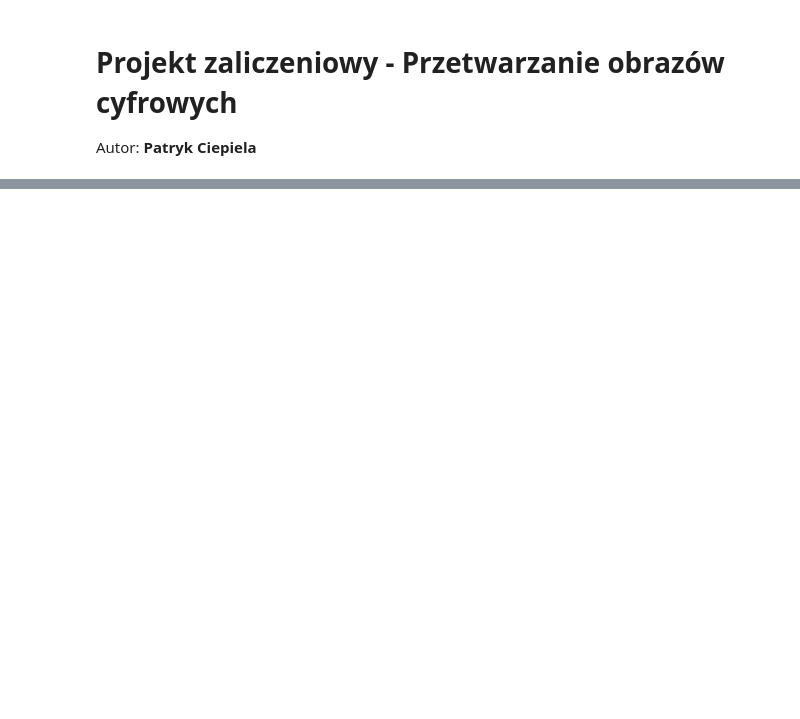
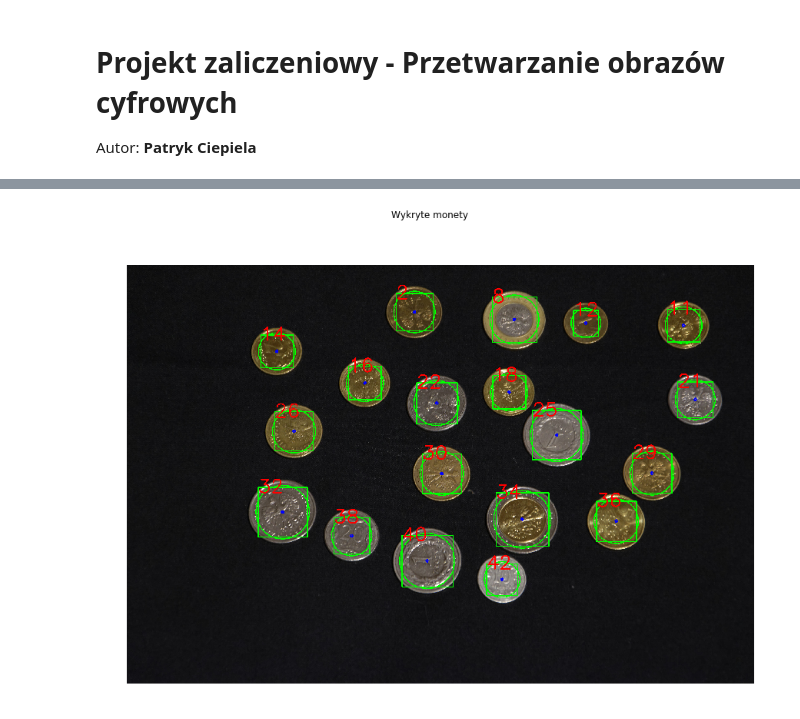
Before and after one commit to Machina123/ImageProcessing, a Jupyter notebook: FinalAssignment/01_assignment.ipynb, the cells around one changed output, grey strips where cells are left out. Drawn from its saved outputs; the diff is of its cells as text; code cells hidden in the pictures; blank space fills up the shorter version.

```diff
--- a/FinalAssignment/01_assignment.ipynb
+++ b/FinalAssignment/01_assignment.ipynb
@@ -148,0 +152,20 @@ Liczba obiektów: 26
+# %%
+detected_coins = sourceimg.copy()
+bbox_margin = 10;
+obj_data = []
+for key in obj_area.keys():
+    _, contours, hier = cv2.findContours(np.uint8(denoised_segment==key), cv2.RETR_EXTERNAL, cv2.CHAIN_APPROX_NONE)
+    for c in contours:
+        x, y, w, h = cv2.boundingRect(c)
+        (x2,y2),radius = cv2.minEnclosingCircle(c)
+        M = cv2.moments(c)
+        cX = int(M["m10"] / M["m00"])
+        cY = int(M["m01"] / M["m00"])
+        obj_data.append({'id':key, 'x': x, 'y': y, 'width': w, 'height': h, 'centroid': (cX, cY), 'contours':c, 'area': obj_area[key]})
+        cv2.circle(detected_coins, (cX,cY), 5, (0,0,255), 5)
+        cv2.circle(detected_coins, (int(x2),int(y2)), int(radius), (0,255,0), 3)
+        cv2.rectangle(detected_coins, (x+bbox_margin, y+bbox_margin), (x+w-bbox_margin, y+h-bbox_margin), (0, 255, 0), 3)
+        cv2.putText(detected_coins, str(key), (x+bbox_margin, y+bbox_margin+25), cv2.FONT_HERSHEY_SIMPLEX, 3, (255,0,0), 5)
+showimg(detected_coins, title="Wykryte monety")
+# %% [output]
+[figure, added]
```
Also changed, not shown: parts of 12 cells of this notebook, 1 other file.
